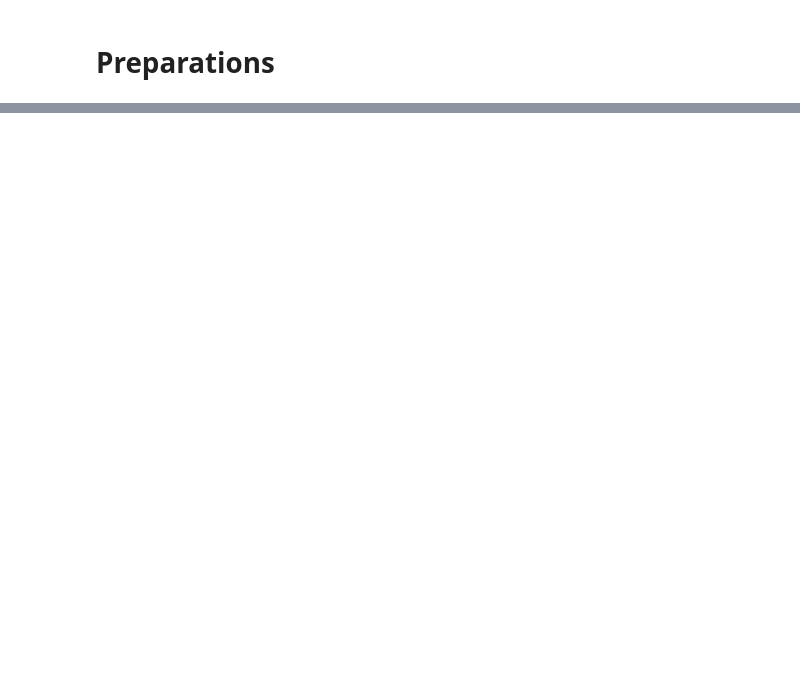
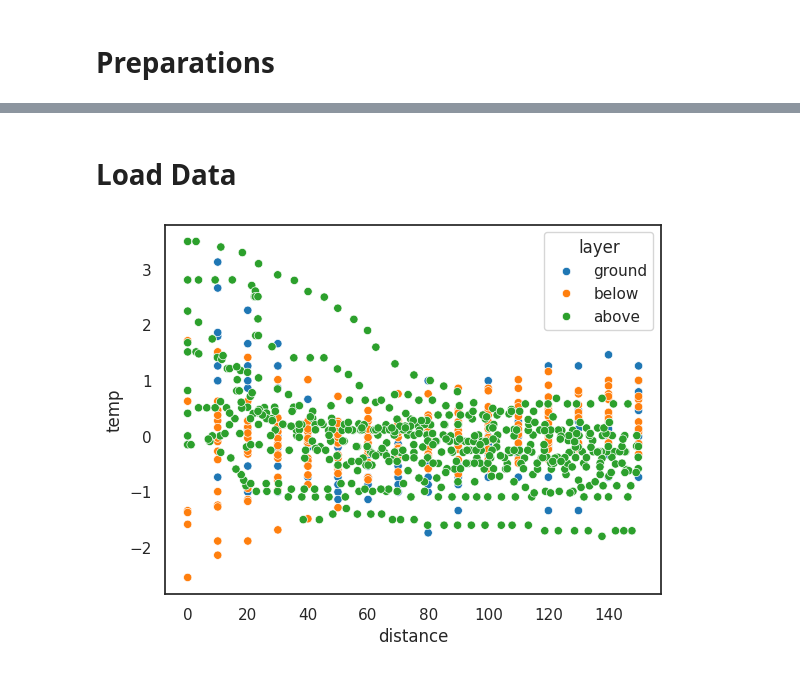
Before and after one commit to wstevick/SH-drone-sampling, a Jupyter notebook: analysis.ipynb, the cells around one changed output, grey strips where cells are left out. Drawn from its saved outputs; the diff is of its cells as text; code cells hidden in the pictures; blank space fills up the shorter version.

Commit message:
make nice plots, integrate new analysis framework, and auto-generate results for paper

```diff
--- a/analysis.ipynb
+++ b/analysis.ipynb
@@ -290,0 +3,12 @@ PearsonRResult(statistic=np.float64(-0.028295660847026748), pvalue=np.float64(0.
+# %%
+import pandas as pd
+import folium
+import analysis
+import seaborn as sns
+import scipy.stats as stats
+from scipy.optimize import curve_fit
+import numpy as np
+
+import matplotlib.pyplot as plt
+
+sns.set_theme(context="paper", style="white")
@@ -290,0 +67,37 @@ PearsonRResult(statistic=np.float64(-0.028295660847026748), pvalue=np.float64(0.
+# %% [markdown]
+# Load Data
+# %%
+df = []
+grounds = []
+belows = []
+aboves = []
+for date in ["04-04", "04-07", "04-27"]:
+    for transect in range(1, 4):
+        grounds.append(
+            analysis.normalize(analysis.load_ground(date, transect))
+        )
+        belows.append(
+            analysis.normalize(
+                analysis.below_distances(
+                    analysis.load_MATH_data(date, transect, "below"),
+                    grounds[-1],
+                )
+            )
+        )
+        aboves.append(
+            analysis.normalize(
+                analysis.above_distances(
+                    analysis.load_MATH_data(date, transect, "above"),
+                    calibrate_time=0,
+                )
+            )
+        )
+ground = pd.concat(grounds, ignore_index=True)
+below = pd.concat(belows, ignore_index=True)
+above = pd.concat(aboves, ignore_index=True)
+df = pd.concat([ground, below, above], join="inner", ignore_index=True)
+drone = pd.concat([above, below], ignore_index=True)
+# %%
+sns.scatterplot(df, x="distance", y="temp", hue="layer");
+# %% [output]
+[figure, added]
```
Also changed, not shown: parts of 60 cells of this notebook, 1 other file.
